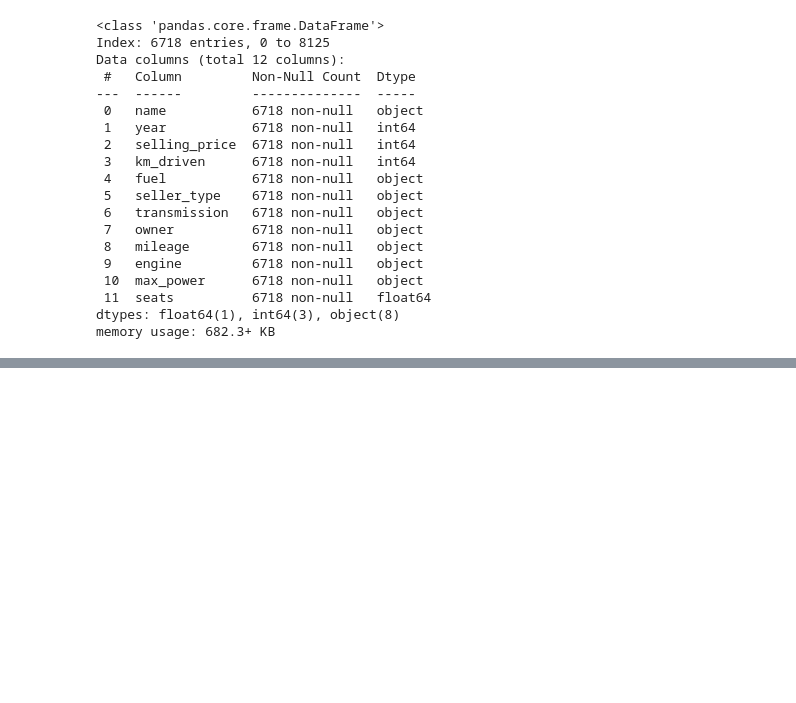
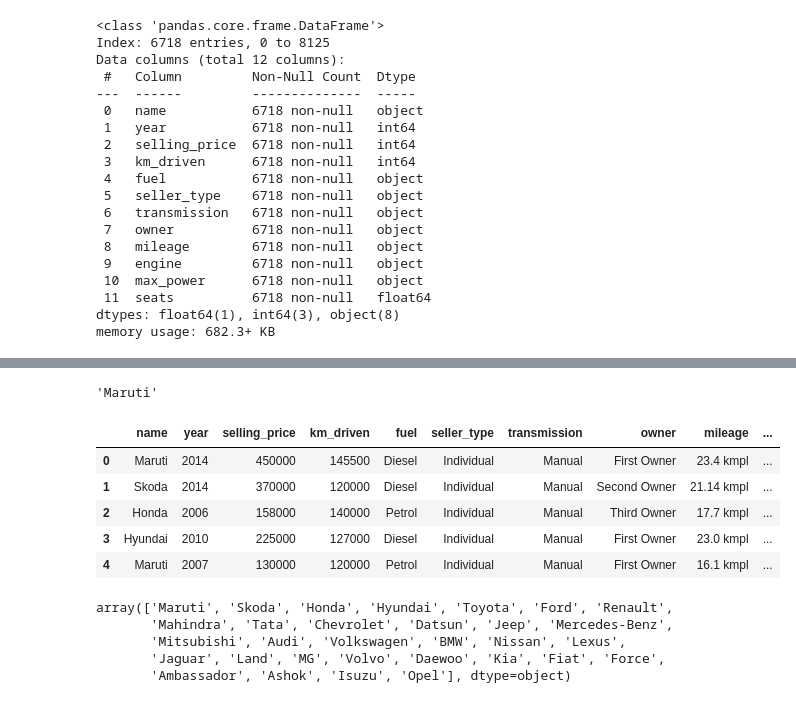
Before and after one commit to Princia3/CarWorthPredictor, a Jupyter notebook: Car_Price_Model.ipynb, the cells around one changed output, grey strips where cells are left out. Drawn from its saved outputs; the diff is of its cells as text; code cells hidden in the pictures; blank space fills up the shorter version.

Commit message:
Cleaning Data Units

```diff
--- a/Car_Price_Model.ipynb
+++ b/Car_Price_Model.ipynb
@@ -117,0 +141,31 @@ memory usage: 682.3+ KB
+# %%
+def get_brand_name(car_name):
+    '''
+    Example if we Type Maruti Dzire then it will get brand name
+    i.e. Maruti.
+    '''
+    car_name = car_name.split(' ')[0]
+    return car_name.strip()
+# %%
+get_brand_name('Maruti  Swift Dzire VDI')
+# %% [output]
+'Maruti'
+# %%
+cars_data['name']=cars_data['name'].apply(get_brand_name)
+# %%
+cars_data.head()
+# %% [output]
+|  | name | year | selling_price | km_driven | fuel | seller_type | transmission | owner | mileage | ... |
+| 0 | Maruti | 2014 | 450000 | 145500 | Diesel | Individual | Manual | First Owner | 23.4 kmpl | ... |
+| 1 | Skoda | 2014 | 370000 | 120000 | Diesel | Individual | Manual | Second Owner | 21.14 kmpl | ... |
+| 2 | Honda | 2006 | 158000 | 140000 | Petrol | Individual | Manual | Third Owner | 17.7 kmpl | ... |
+| 3 | Hyundai | 2010 | 225000 | 127000 | Diesel | Individual | Manual | First Owner | 23.0 kmpl | ... |
+| 4 | Maruti | 2007 | 130000 | 120000 | Petrol | Individual | Manual | First Owner | 16.1 kmpl | ... |
+# %%
+cars_data['name'].unique()
+# %% [output]
+array(['Maruti', 'Skoda', 'Honda', 'Hyundai', 'Toyota', 'Ford', 'Renault',
+       'Mahindra', 'Tata', 'Chevrolet', 'Datsun', 'Jeep', 'Mercedes-Benz',
+       'Mitsubishi', 'Audi', 'Volkswagen', 'BMW', 'Nissan', 'Lexus',
+       'Jaguar', 'Land', 'MG', 'Volvo', 'Daewoo', 'Kia', 'Fiat', 'Force',
+       'Ambassador', 'Ashok', 'Isuzu', 'Opel'], dtype=object)
```
Also changed, not shown: parts of 6 cells of this notebook.
